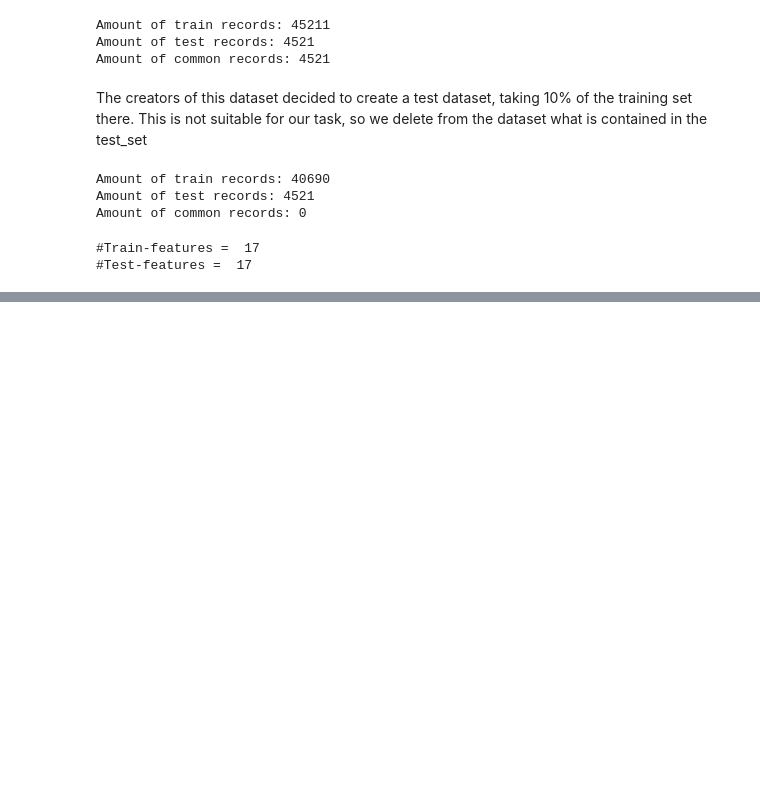
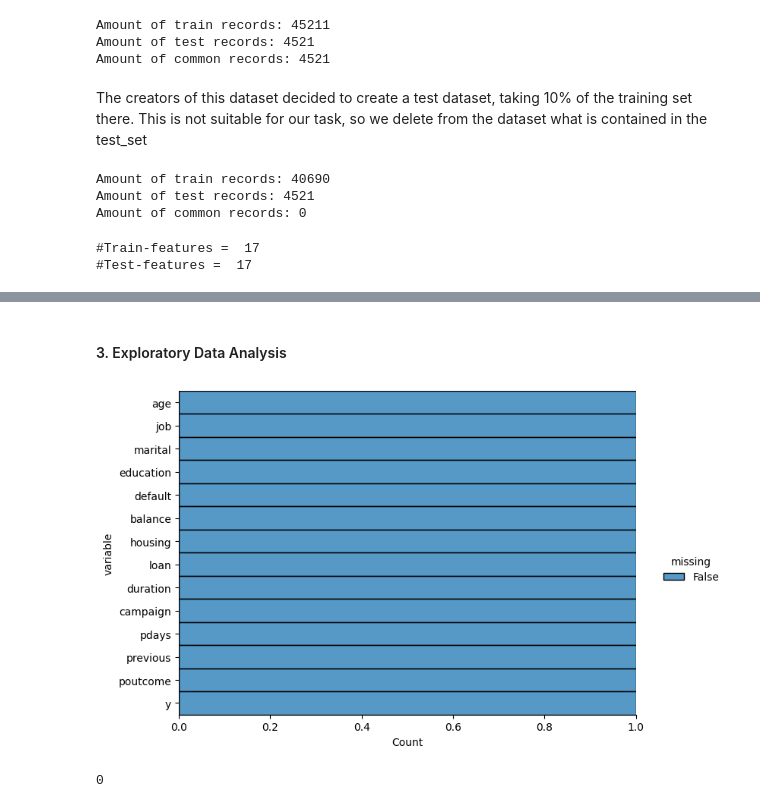
Before and after one commit to AlinaM354276/labs_seminars, a Jupyter notebook: lab04.ipynb, the cells around one changed output, grey strips where cells are left out. Drawn from its saved outputs; the diff is of its cells as text; code cells hidden in the pictures; blank space fills up the shorter version.

```diff
--- a/lab04.ipynb
+++ b/lab04.ipynb
@@ -114,0 +205,20 @@ ModuleNotFoundError: No module named 'scripts.preprocess'
+# %%
+from sklearn.preprocessing import LabelEncoder
+import pandas as pd
+
+def clean_data(dataset):
+
+    Q1 = dataset['balance'].quantile(0.25)
+    Q3 = dataset['balance'].quantile(0.75)
+    IQR = Q3 - Q1
+    lower_bound = Q1 - 1.5 * IQR
+    upper_bound = Q3 + 1.5 * IQR
+    dataset = dataset[(dataset['balance'] >= lower_bound) & (dataset['balance'] <= upper_bound)]
+
+    dataset = dataset.drop(columns=['contact', 'day', 'month'], axis=1)
+
+    dataset = dataset.drop_duplicates()
+
+    return dataset
+
+    dataset[column] = dataset[column].fillna(dataset[column].median())
@@ -114,0 +227,3 @@ ModuleNotFoundError: No module named 'scripts.preprocess'
+# %%
+dataset = clean_data(dataset)
+dataset.head(5)
@@ -114,0 +254,9 @@ ModuleNotFoundError: No module named 'scripts.preprocess'
+# %% [markdown]
+#### 3. Exploratory Data Analysis
+# %%
+# filter missing values
+dp.filter_missing(dataset)
+print(dataset.isnull().sum().sum())
+# %% [output]
+[figure, added]
+0
```
Also changed, not shown: parts of 65 cells of this notebook.
